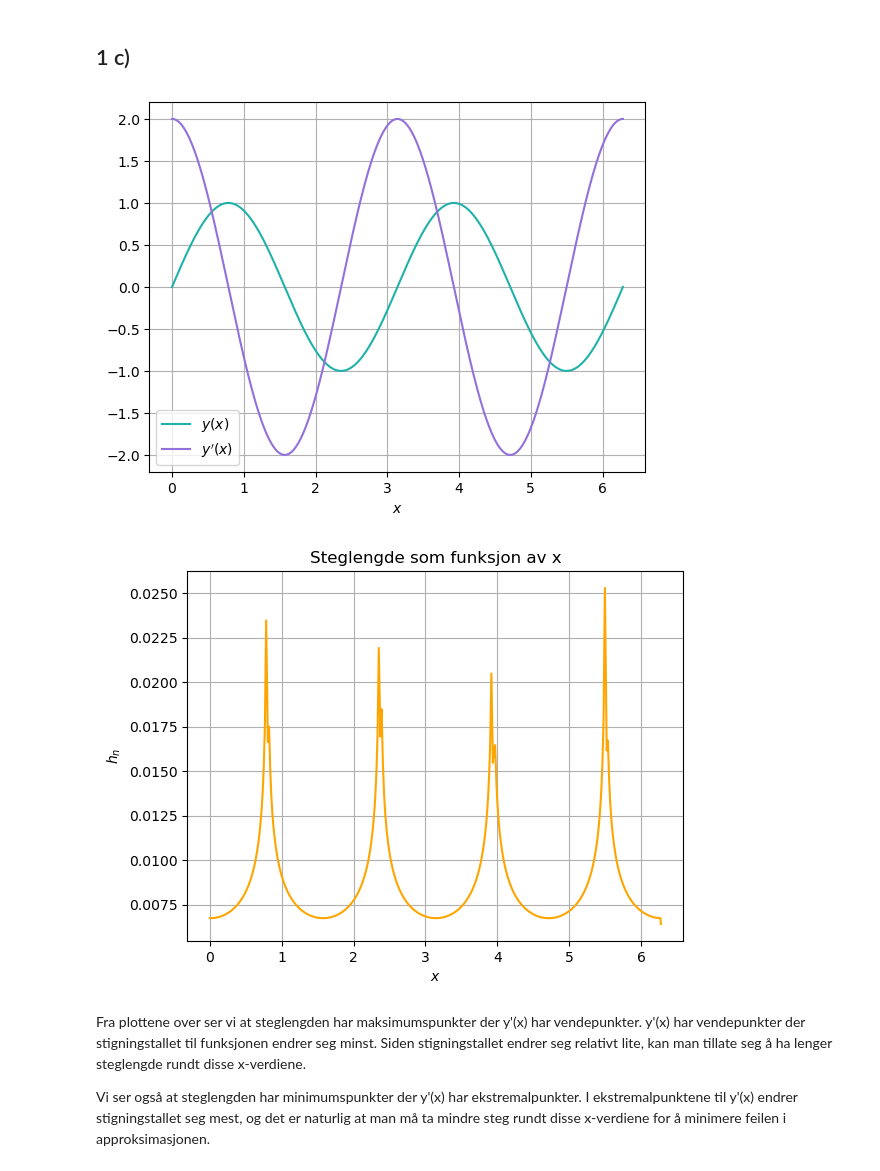
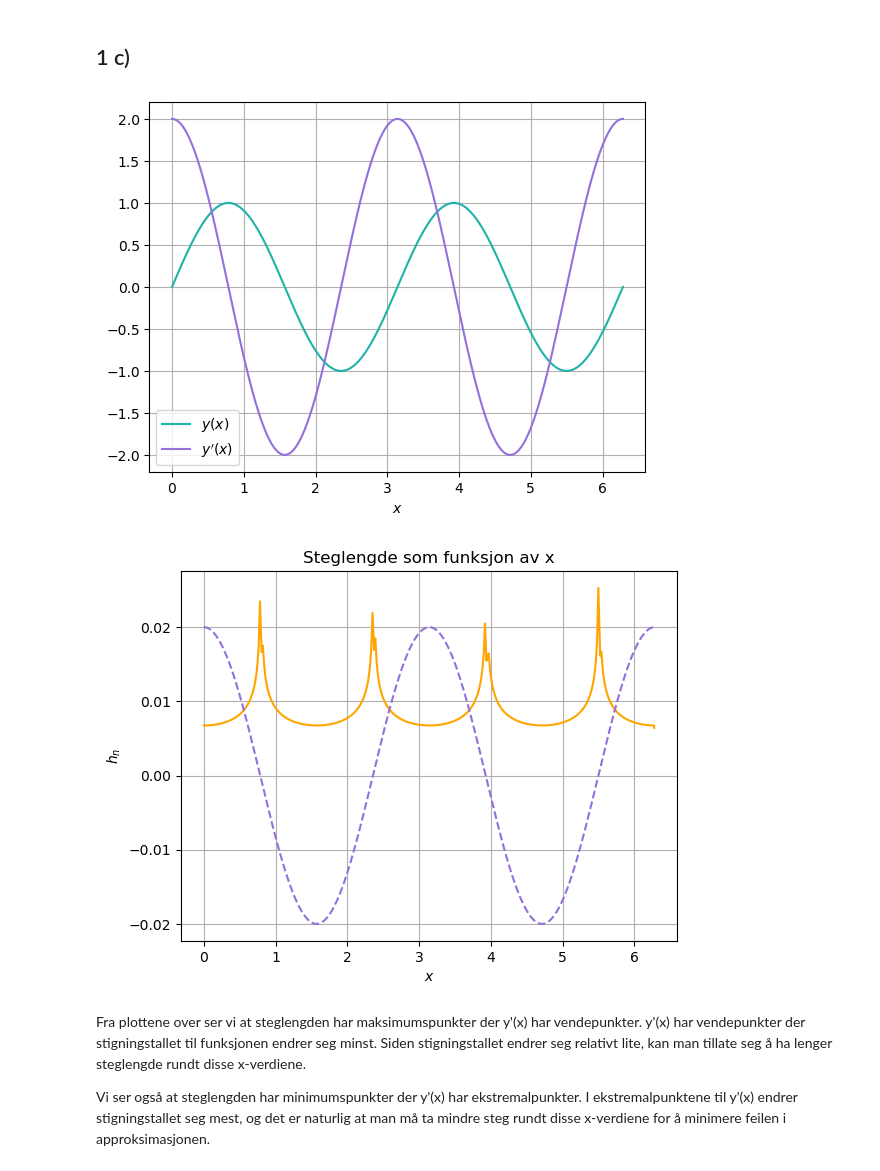
Before and after one commit to marieke-vaske/VitBer-TekFys, a Jupyter notebook: Sammenslåing av oppgave 1.ipynb, the cells around one changed output. Saved outputs shown, nothing was run; the diff lists cells and outputs as text; code cells hidden in the pictures.

```diff
--- a/Sammenslåing av oppgave 1.ipynb
+++ b/Sammenslåing av oppgave 1.ipynb
@@ -62,34 +63,36 @@ h_0 = 0.01
 y_init = np.array([0, 2])
 
 def f_array(x, y_array):                                                   # Definerer f som returnerer vektor
     f = -4*np.sin(2*x)
     f_array = np.array([y_array[1], f])
     return f_array
 
 
 x_values, y_matrix, step_array, n, n_total = RungeKutta_32(x_init, x_end, y_init, f_array, alpha, h_0, tol)
 y_values = y_matrix[:, 0]                                                   # Henter y-verdier
 dy_values = y_matrix[:, 1]                                                  # Henter dy-verdier
 
 
 # Plotter y(x) og y'(x)
 plt.plot(x_values, y_values, label = '$y(x)$', color = 'lightseagreen')
 plt.plot(x_values, dy_values, label = "$y'(x)$", color = 'mediumpurple')
 plt.xlabel('$x$')
 plt.grid()
 plt.legend()
 plt.show()
 
 # Plotter steglengden som funksjon av x
 plt.plot(x_values[:-1], step_array, color = 'orange')
+plt.plot(x_values, 0.01*dy_values, label = '$y(x)$', color = 'mediumpurple', linestyle = '--')
+
 plt.title('Steglengde som funksjon av x')
 plt.xlabel('$x$')
 plt.ylabel('$h_n$')
 plt.grid()
 plt.show()
 # %% [output]
 [figure]
-[figure, old version]
+[figure, new version]
 # %% [markdown]
 Fra plottene over ser vi at steglengden har maksimumspunkter der y'(x) har vendepunkter.
 y'(x) har vendepunkter der stigningstallet til funksjonen endrer seg minst. Siden stigningstallet endrer seg relativt lite, kan man tillate seg å ha lenger steglengde rundt disse x-verdiene.
```
Also changed, not shown: parts of 11 cells of this notebook.
